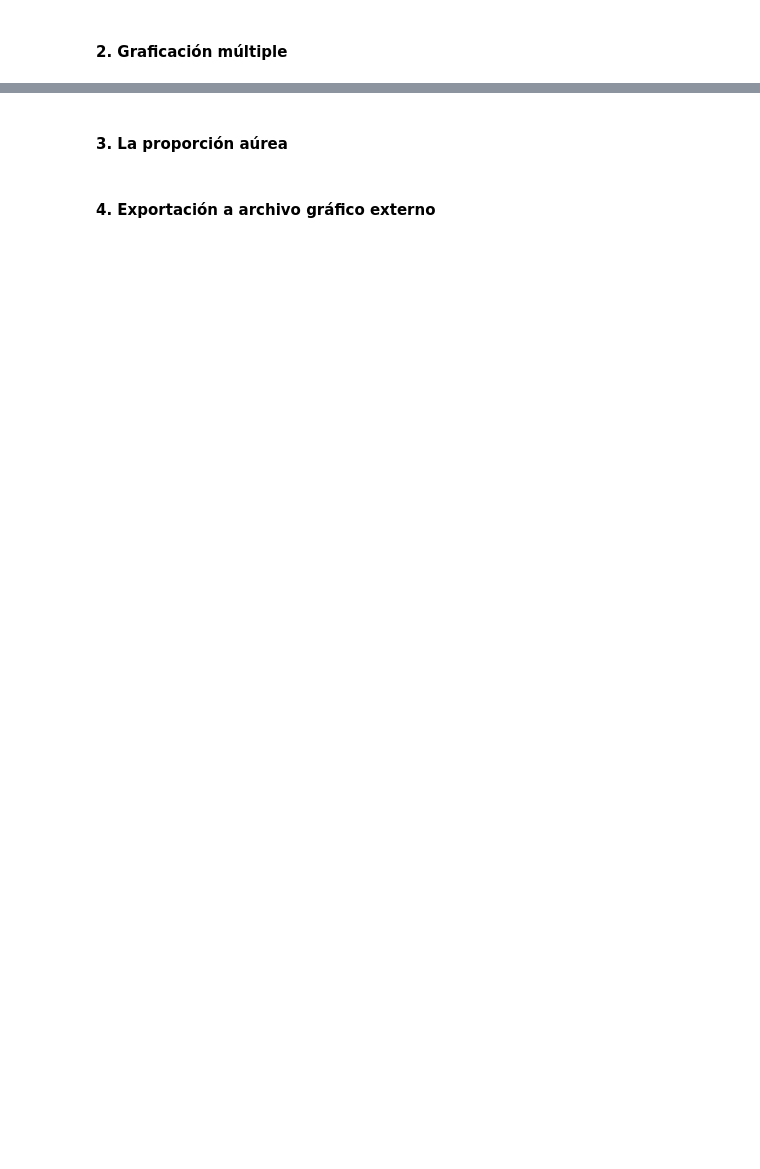
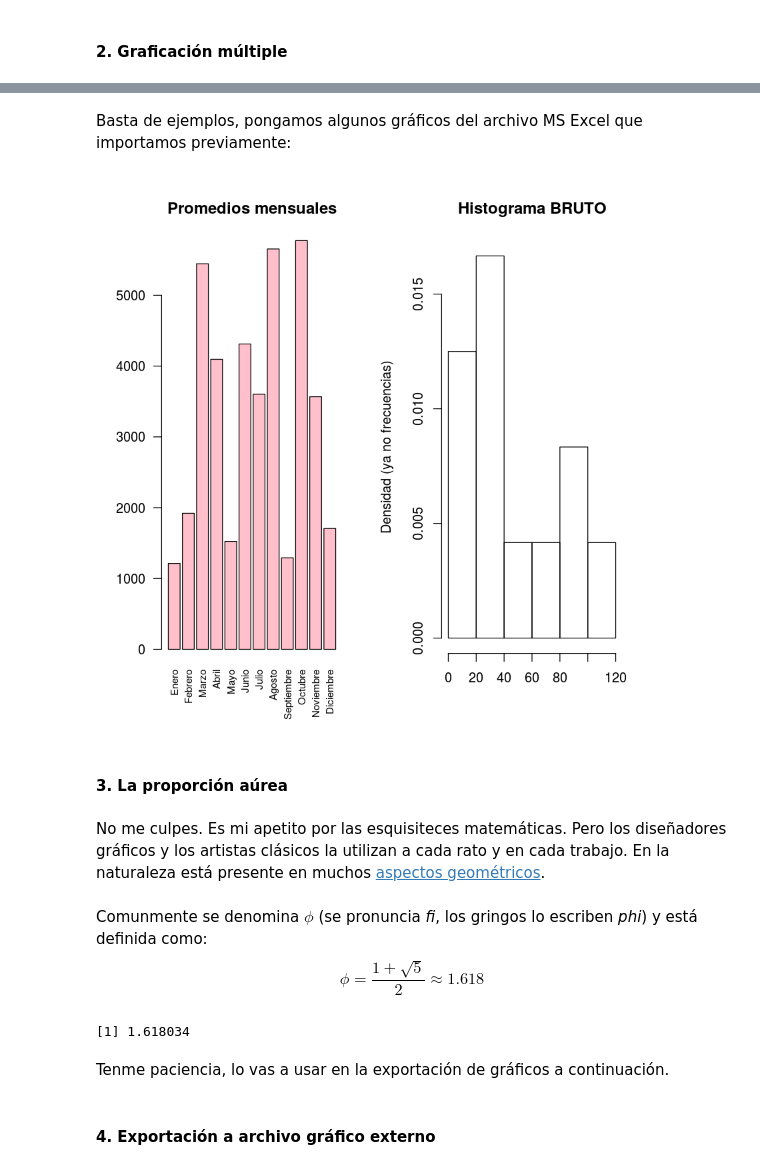
Before and after one commit to juanpedrovasquez/CUCII-StatsEdu, a Jupyter notebook: 03_Apuntes.ipynb, the cells around one changed output, grey strips where cells are left out. Drawn from its saved outputs; the diff is of its cells as text; code cells hidden in the pictures; blank space fills up the shorter version.

```diff
--- a/03_Apuntes.ipynb
+++ b/03_Apuntes.ipynb
@@ -166,4 +215,26 @@ library(readxl)
+# %% [markdown]
+Basta de ejemplos, pongamos algunos gráficos del archivo MS Excel que importamos previamente:
+# %%
+#panel divido en 2: 1 renglón y 2 columnas
+layout(matrix(1:2,1,2))
+#pongamos las gráficas, una tras otra:
+barplot(archivo$prom,names.arg = archivo$mes,las=2,cex.names = 0.75,col="pink",main="Promedios mensuales")
+hist(archivo$bruto,probability = TRUE,main="Histograma BRUTO",xlab = "",ylab="Densidad (ya no frecuencias)")
+# %% [output]
+[figure, added]
 # %% [markdown]
 #### 3. La proporción aúrea
+# %% [markdown]
+No me culpes. Es mi apetito por las esquisiteces matemáticas. Pero los diseñadores gráficos y los artistas clásicos la utilizan a cada rato y en cada trabajo. En la naturaleza está presente en muchos [aspectos geométricos](https://en.wikipedia.org/wiki/Golden_ratio).
+# %% [markdown]
+Comunmente se denomina $\phi$ (se pronuncia *fi*, los gringos lo escriben *phi*) y está definida como:
+$$\phi = \dfrac{1 + \sqrt{5}}{2} \approx 1.618$$
+# %%
+fi <- (1 + sqrt(5))/2
+fi
+# %% [output]
+[1] 1.618034
+# %% [markdown]
+Tenme paciencia, lo vas a usar en la exportación de gráficos a continuación.
 # %% [markdown]
 #### 4. Exportación a archivo gráfico externo
```
Also changed, not shown: parts of 17 cells of this notebook.
